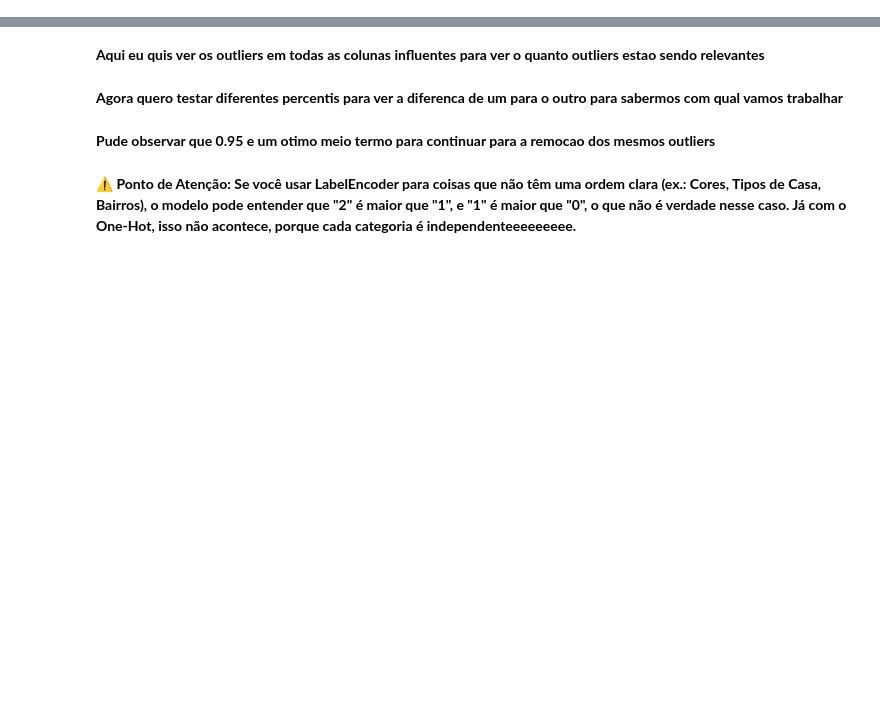
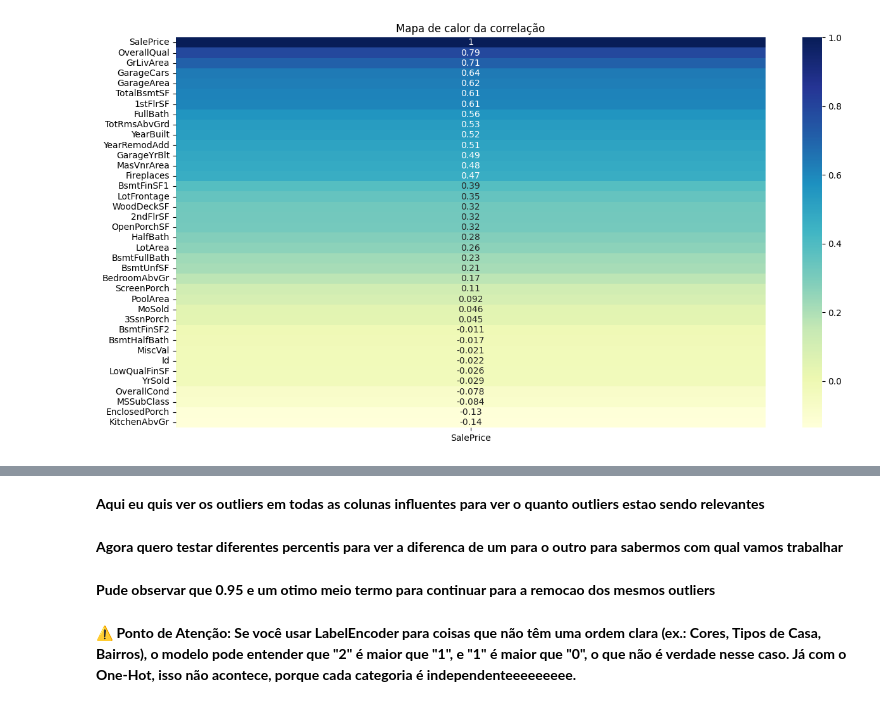
Before and after one commit to GustavoDanielL/House_Prices_predicting, a Jupyter notebook: eda.ipynb, the cells around one changed output, grey strips where cells are left out. Cells and saved outputs as stored; diff of their text form; code cells hidden in the pictures; blank space fills up the shorter version.

```diff
--- a/eda.ipynb
+++ b/eda.ipynb
@@ -6,7 +4,7 @@ AttributeError: partially initialized module 'pandas' from 'c:\Users\Gustavo_\Ap
 df = pd.read_csv ('train.csv') # Load the dataset into a pandas dataframe
 df.info() # Display information about the dataframe, including data types and non-null counts
 df.isnull().sum() # Check for missing values in each column of the dataframe
-df.dropna( inplace=True) # Drop columns with any missing values
+
 
 df.head(10) # Display the first 10 rows of the dataframe
 colunas_numericas = df.select_dtypes(include=['int64', 'float64']).columns # Select columns with numeric data types
@@ -17,15 +33,17 @@ print("\ncolunas categoricas: \n", colunas_categoricas)
 # %%
 import seaborn as sns # Import the seaborn library for data visualization
 import matplotlib.pyplot as plt # Import the matplotlib library for plotting
 import pandas as pd
 
 
 df.dtypes [df.dtypes == 'object'] # Display the data types of columns that are of type 'object' (categorical)
 df_numerico = df.select_dtypes(include=['int64', 'float64']) # Create a new dataframe with only numeric columns
 
 correlacao = df_numerico.corr() # Calculate the correlation matrix for the numeric columns in the dataframe
 
 plt.figure(figsize=(15, 8)) # Set the figure size for the plot
-sns.heatmap(correlacao [['SalePrice']].sort_values(by='SalePrice', ascending=False), annot=True, cmap='coolwarm') # Create a heatmap to visualize the correlation between 'SalePrice' and other numeric columns
+sns.heatmap(correlacao [['SalePrice']].sort_values(by='SalePrice', ascending=False), annot=True, cmap='YlGnBu') # Create a heatmap to visualize the correlation between 'SalePrice' and other numeric columns
 plt.title('Mapa de calor da correlação') # Set the title of the heatmap
 plt.show() # Display the heatmap
+# %% [output]
+[figure, added]
```
Also changed, not shown: parts of 8 cells of this notebook.
